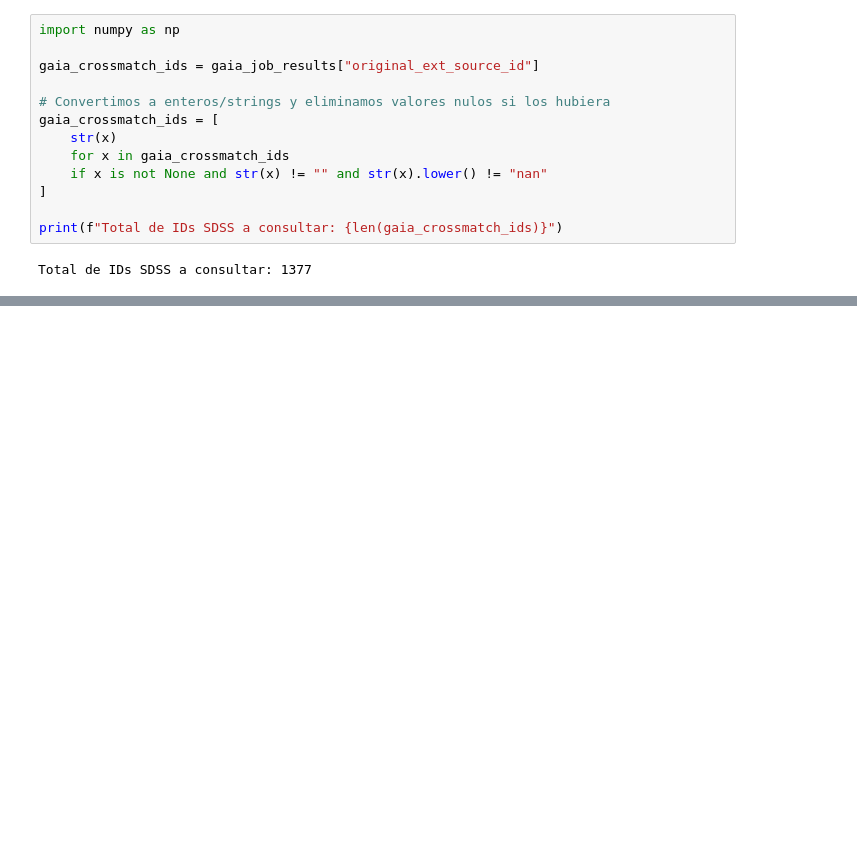
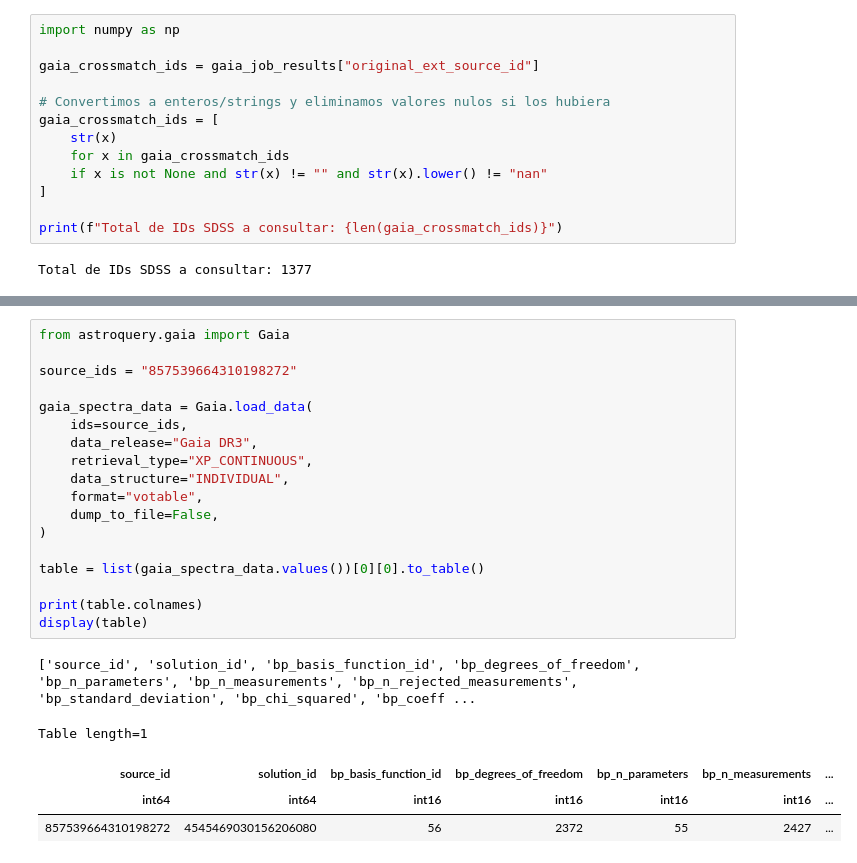
Before and after one commit to javier-cacho-master-ai/trabajo-fin-master, a Jupyter notebook: solution/main.ipynb, the cells around one changed output, grey strips where cells are left out. Cells and saved outputs as stored; diff of their text form; blank space fills up the shorter version.

Commit message:
extract gaia working

```diff
--- a/solution/main.ipynb
+++ b/solution/main.ipynb
@@ -623,0 +594,24 @@ Cannot invoke "java.util.List.iterator()" because "results" is null
+# %%
+from astroquery.gaia import Gaia
+
+source_ids = "857539664310198272"
+
+gaia_spectra_data = Gaia.load_data(
+    ids=source_ids,
+    data_release="Gaia DR3",
+    retrieval_type="XP_CONTINUOUS",
+    data_structure="INDIVIDUAL",
+    format="votable",
+    dump_to_file=False,
+)
+
+table = list(gaia_spectra_data.values())[0][0].to_table()
+
+print(table.colnames)
+display(table)
+# %% [output]
+['source_id', 'solution_id', 'bp_basis_function_id', 'bp_degrees_of_freedom', 'bp_n_parameters', 'bp_n_measurements', 'bp_n_rejected_measurements', 'bp_standard_deviation', 'bp_chi_squared', 'bp_coeff ...
+Table length=1
+| source_id | solution_id | bp_basis_function_id | bp_degrees_of_freedom | bp_n_parameters | bp_n_measurements | ... |
+| int64 | int64 | int16 | int16 | int16 | int16 | ... |
+| 857539664310198272 | 4545469030156206080 | 56 | 2372 | 55 | 2427 | ... |
```
Also changed, not shown: parts of 4 cells of this notebook.
